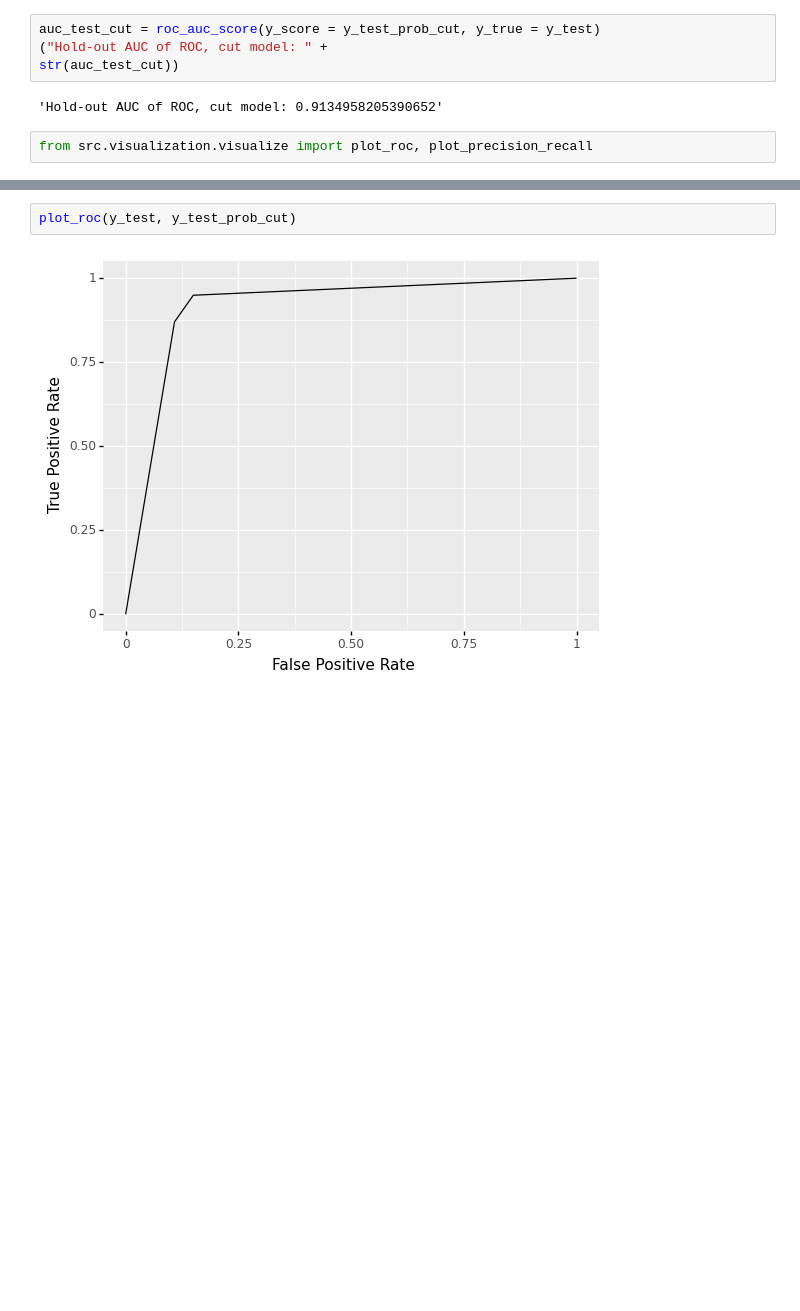
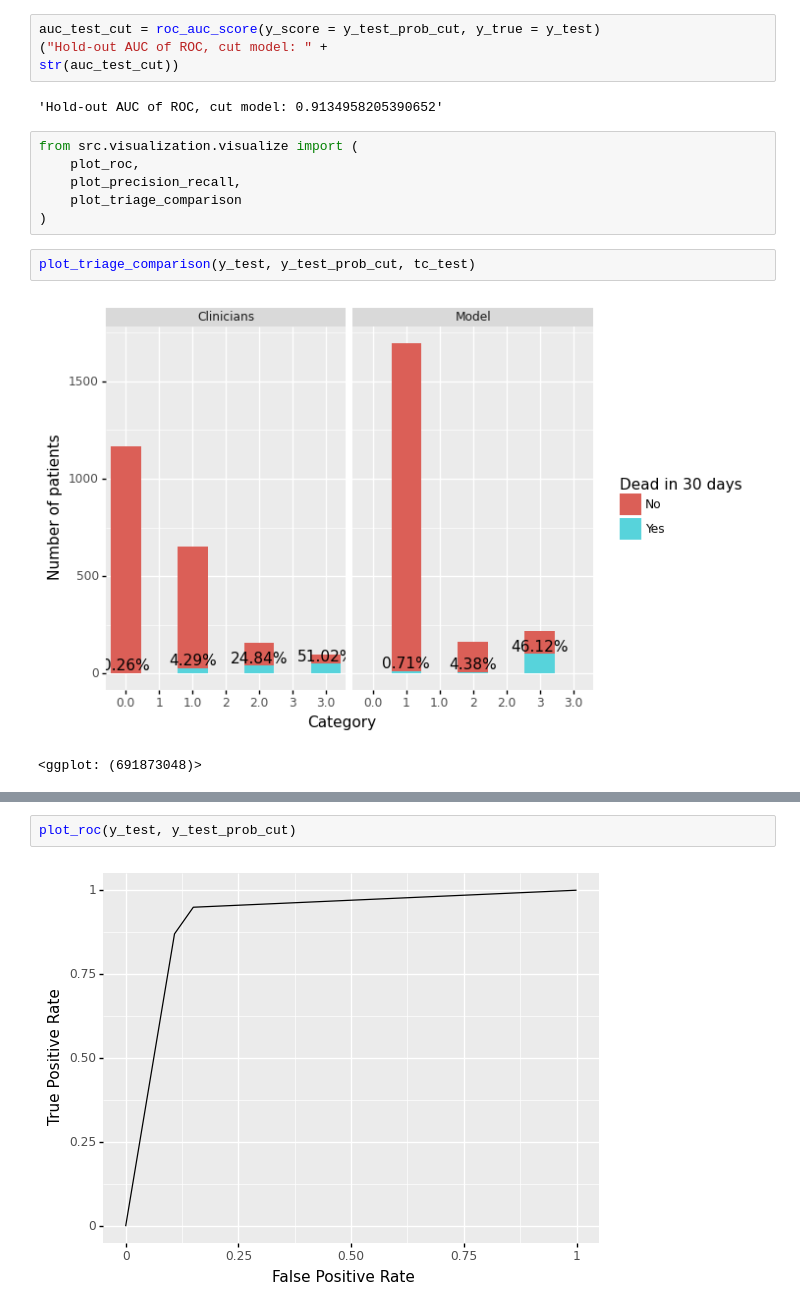
Before and after one commit to itslwg/pemett, a Jupyter notebook: notebooks/2.0-s30d-model-training.ipynb, the cells around one changed output, grey strips where cells are left out. Cells and saved outputs as stored; diff of their text form; blank space fills up the shorter version.

Commit message:
Add plot for triage comparison

```diff
--- a/notebooks/2.0-s30d-model-training.ipynb
+++ b/notebooks/2.0-s30d-model-training.ipynb
@@ -117,7 +117,16 @@ str(auc_test_cut))
 # %% [output]
 'Hold-out AUC of ROC, cut model: 0.9134958205390652'
 # %%
-from src.visualization.visualize import plot_roc, plot_precision_recall
+from src.visualization.visualize import (
+    plot_roc,
+    plot_precision_recall,
+    plot_triage_comparison
+)
+# %%
+plot_triage_comparison(y_test, y_test_prob_cut, tc_test)
+# %% [output]
+[figure, added]
+<ggplot: (691873048)>
 # %%
 plot_roc(y_test, y_test_prob_con)
 # %% [output]
```
Also changed, not shown: parts of 1 cell of this notebook, 1 other file.
